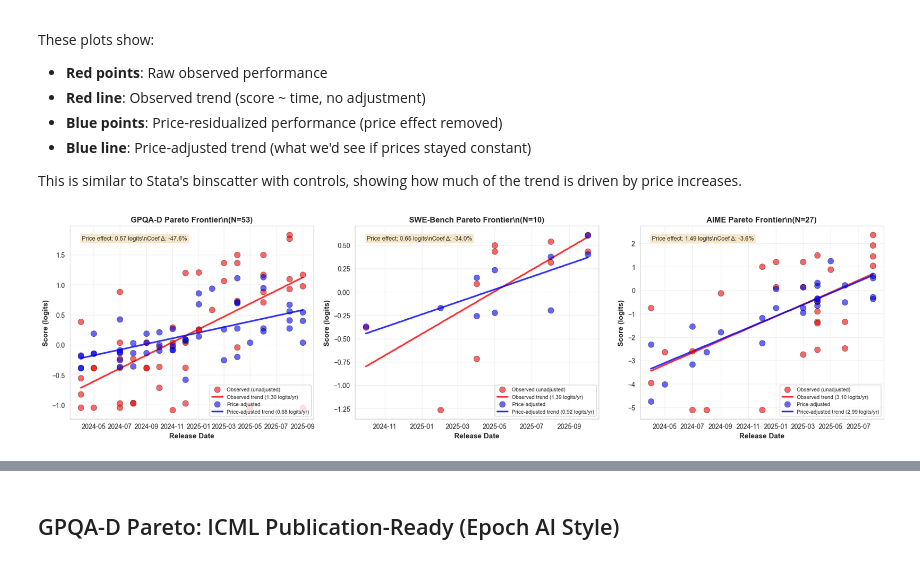
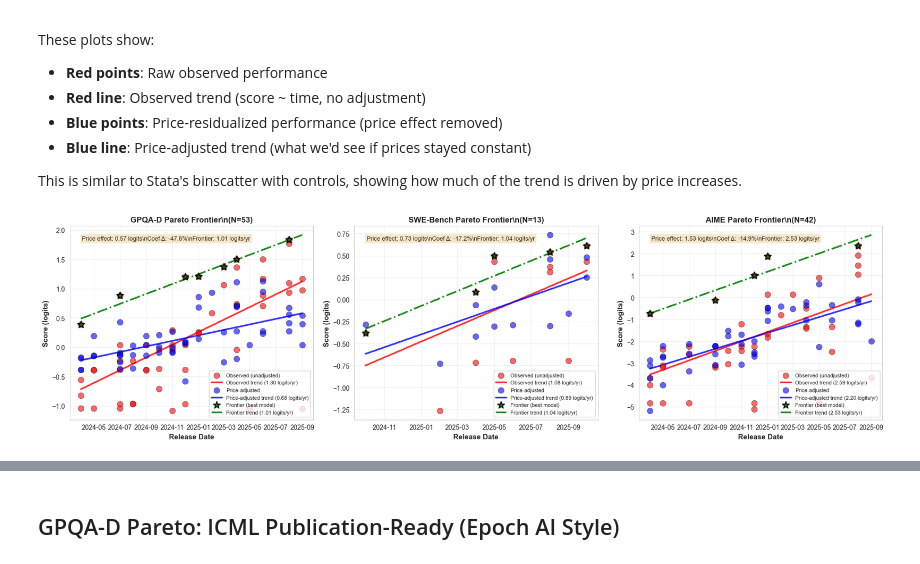
Before and after one commit to hansgundlach/Algorithmic_Progress_Inference, a Jupyter notebook: regress_by_benchmark.ipynb, the cells around one changed output, grey strips where cells are left out. Drawn from its saved outputs; the diff is of its cells as text; code cells hidden in the pictures.

```diff
--- a/regress_by_benchmark.ipynb
+++ b/regress_by_benchmark.ipynb
@@ -58,10 +58,10 @@ def load_and_prepare_data(file_path, score_col, benchmark_name):
 
     return df_clean
 # %%
-# Load all three benchmarks
+# Load all three benchmarks - each from its dedicated file with benchmark-specific costs
 df_gpqa = load_and_prepare_data('data/price_reduction_models.csv', 'epoch_gpqa', 'GPQA-D')
-df_swe = load_and_prepare_data('data/price_reduction_models.csv', 'epoch_swe', 'SWE-Bench')
-df_aime = load_and_prepare_data('data/aime_price_reduction_models.csv', 'epoch_AIME_nosamp', 'AIME')
+df_swe = load_and_prepare_data('data/swe_price_reduction_models.csv', 'epoch_swe', 'SWE-Bench')
+df_aime = load_and_prepare_data('data/aime_price_reduction_models.csv', 'oneshot_AIME', 'AIME')
 
 print(f"GPQA-D: {len(df_gpqa)} models")
 print(f"SWE-Bench: {len(df_swe)} models")
@@ -282,6 +303,20 @@ for idx, (name, df, color) in enumerate(benchmarks):
     # Scatter plot
     ax.scatter(df['Release Date'], df['Price'], alpha=0.6, s=100,
               color=color, edgecolors='black', linewidth=1)
+
+    # Add model name annotations
+    for _, row in df.iterrows():
+        ax.annotate(
+            row['Model'],
+            (row['Release Date'], row['Price']),
+            xytext=(5, 5),  # Small offset in points
+            textcoords='offset points',
+            fontsize=7,
+            alpha=0.7,
+            rotation=45,
+            ha='left',
+            bbox=dict(boxstyle='round,pad=0.2', facecolor='white', alpha=0.6, edgecolor='gray', linewidth=0.5)
+        )
 
     # Fit regression line: log10(Price) ~ Years
     X = df['Years_Since_Start'].values.reshape(-1, 1)
@@ -475,6 +510,42 @@ for idx, (name, df, color) in enumerate(benchmarks):
     # Step 2: Remove price effect from scores (residualize)
     y_residualized = y_logit - price_effect + np.mean(y_logit)  # Center at mean
 
+    # Calculate frontier trend: track the absolute best model over time
+    # Only include a model if it's better than ALL previous models
+    df_sorted = df.sort_values('Release Date').copy()
+    frontier_dates = []
+    frontier_scores = []
+
+    current_best = -np.inf  # Start with negative infinity
+
+    for date in df_sorted['Release Date'].unique():
+        # Get all models released on this date
+        date_models = df_sorted[df_sorted['Release Date'] == date]
+        # Find the best score among models released on this date
+        best_score_today = date_models['Score_logit'].max()
+
+        # Only add to frontier if it beats the current best
+        if best_score_today > current_best:
+            frontier_dates.append(date)
+            frontier_scores.append(best_score_today)
+            current_best = best_score_today
+
+    # Convert to arrays for regression
+    if len(frontier_dates) > 1:
+        frontier_dates = pd.to_datetime(frontier_dates)
+        frontier_scores = np.array(frontier_scores)
+        min_date_frontier = df['Release Date'].min()
+        frontier_years = (frontier_dates - min_date_frontier).days / 365.25
+
+        X_frontier = frontier_years.values.reshape(-1, 1)
+        model_frontier = LinearRegression().fit(X_frontier, frontier_scores)
+        frontier_r2 = model_frontier.score(X_frontier, frontier_scores)
+    else:
+        model_frontier = None
+        frontier_r2 = None
+        frontier_dates = pd.to_datetime(frontier_dates) if frontier_dates else []
+        frontier_scores = np.array(frontier_scores) if frontier_scores else np.array([])
+
     # Plot RAW data points and trend (RED) - IN LOGITS
     ax.scatter(df['Release Date'], y_logit, alpha=0.6, s=80,
               color='red', edgecolors='black', linewidth=0.5, label='Observed (unadjusted)', zorder=3)
@@ -497,36 +568,56 @@ for idx, (name, df, color) in enumerate(benchmarks):
     ax.plot(dates_range, pred2_logit, '-', color='blue', linewidth=2.5,
            label=f'Price-adjusted trend ({model2.coef_[0]:.2f} logits/yr)', alpha=0.8, zorder=2)
 
+    # Plot FRONTIER trend (GREEN) - best model over time
+    if model_frontier is not None and len(frontier_dates) > 0:
+        # Plot frontier points
+        ax.scatter(frontier_dates, frontier_scores, alpha=0.9, s=120,
+                  color='green', edgecolors='black', linewidth=1.5,
+                  marker='*', label='Frontier (best model)', zorder=4)
+
+        # Plot frontier trend line
+        frontier_dates_range = pd.date_range(df['Release Date'].min(), df['Release Date'].max(), periods=100)
+        frontier_years_range = (frontier_dates_range - df['Release Date'].min()).days / 365.25
+        pred_frontier_logit = model_frontier.predict(frontier_years_range.values.reshape(-1, 1))
+        ax.plot(frontier_dates_range, pred_frontier_logit, '-', color='green', linewidth=2.5,
+               label=f'Frontier trend ({model_frontier.coef_[0]:.2f} logits/yr)',
+               alpha=0.9, zorder=2, linestyle='-.')
+
     ax.set_xlabel('Release Date', fontsize=11, fontweight='bold')
     ax.set_ylabel('Score (logits)', fontsize=11, fontweight='bold')
     ax.set_title(f'{name} Pareto Frontier\\n(N={len(df)})', fontsize=12, fontweight='bold')
     ax.legend(fontsize=8, loc='lower right')
     ax.grid(True, alpha=0.3, zorder=1)
 
     # Add stats box
     coef_change = model2.coef_[0] - model1.coef_[0]
     pct_change = (coef_change / model1.coef_[0]) * 100
     price_coef = model2.coef_[1]
 
     stats_text = f'Price effect: {price_coef:.2f} logits\\n'
     stats_text += f'Coef Δ: {pct_change:+.1f}%'
+    if model_frontier is not None:
+        stats_text += f'\\nFrontier: {model_frontier.coef_[0]:.2f} logits/yr'
 
     ax.text(0.05, 0.95, stats_text, transform=ax.transAxes,
            fontsize=9, verticalalignment='top',
            bbox=dict(boxstyle='round', facecolor='wheat', alpha=0.7))
 
 plt.tight_layout()
 plt.savefig('figures/binscatter_style_comparison_logits.png', dpi=300, bbox_inches='tight')
 plt.show()
 
 print("\nInterpretation:")
 print("================")
 print("Red points/line: What we observe (includes both algorithmic progress AND price increases)")
 print("Blue points/line: What we'd see if prices had stayed constant (pure algorithmic progress)")
+print("Green stars/line: Frontier - the absolute best model at each point in time (monotonically increasing)")
 print("\nVertical distance between red and blue = effect of price increases over time")
+print("The frontier shows how the state-of-the-art performance improves, with each new frontier model")
+print("being strictly better than all previous models.")
 print("\nLogit scale makes the linear relationships in the regression model more apparent.")
 # %% [output]
-[figure, old version]
+[figure, new version]
 Interpretation:
 ================
 Red points/line: What we observe (includes both algorithmic progress AND price increases)
```
Also changed, not shown: parts of 12 cells of this notebook, 22 other files.
